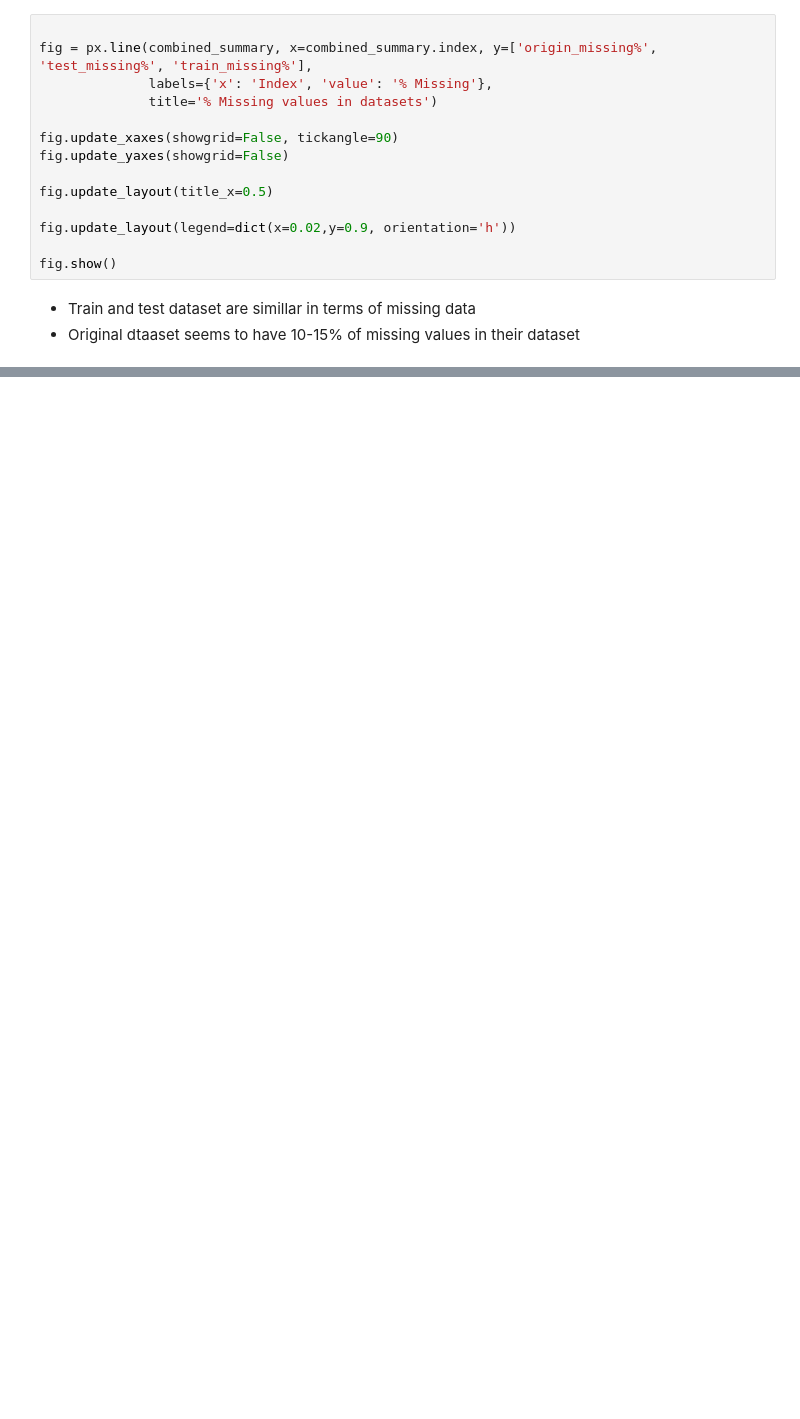
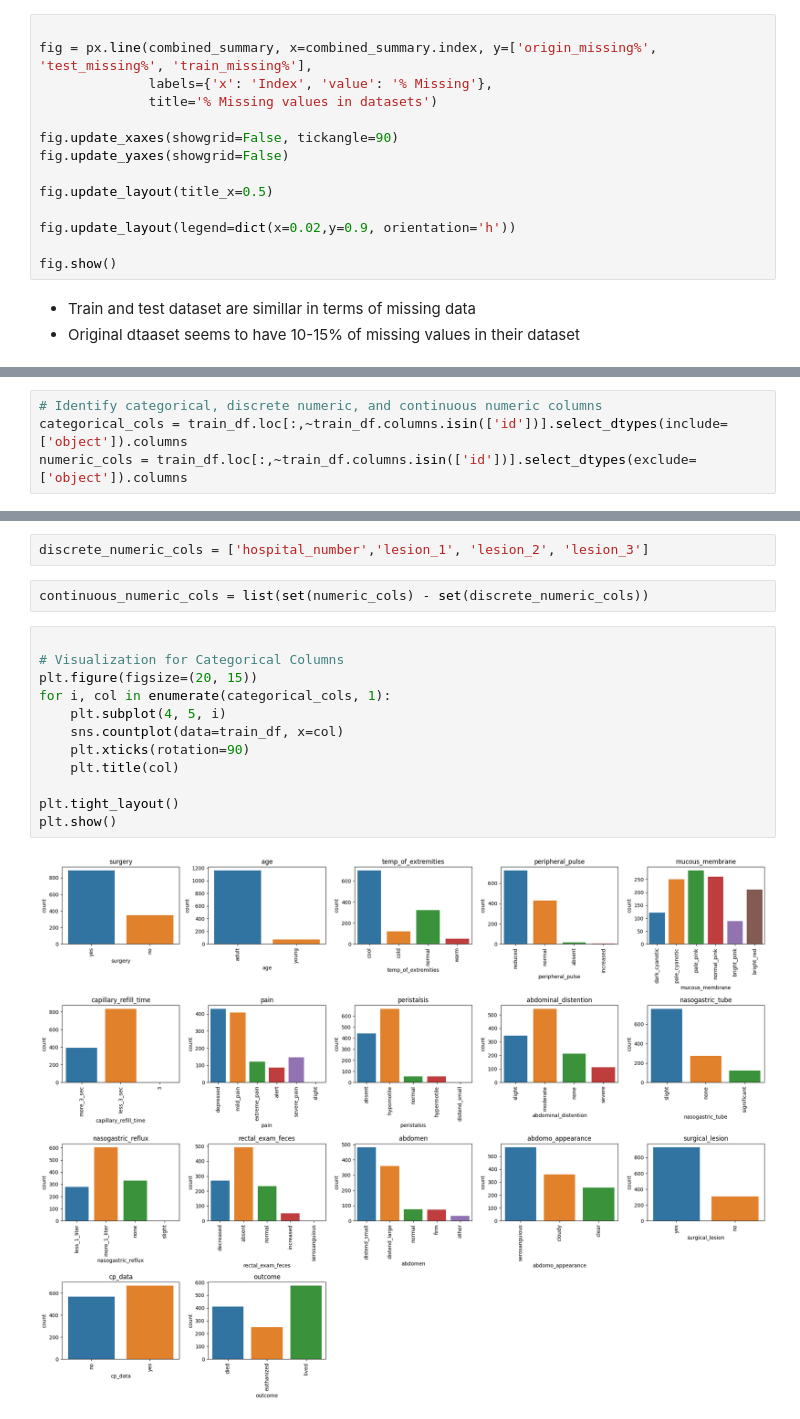
Before and after one commit to D-Aditya-Amarnath/Horse-Medical-Condition-Kaggle-S3E22, a Jupyter notebook: S3E22.ipynb, the cells around one changed output, grey strips where cells are left out. Cells and saved outputs as stored; diff of their text form; blank space fills up the shorter version.

```diff
--- a/S3E22.ipynb
+++ b/S3E22.ipynb
@@ -85,0 +156,4 @@ fig.show()
+# %%
+# Identify categorical, discrete numeric, and continuous numeric columns
+categorical_cols = train_df.loc[:,~train_df.columns.isin(['id'])].select_dtypes(include=['object']).columns
+numeric_cols = train_df.loc[:,~train_df.columns.isin(['id'])].select_dtypes(exclude=['object']).columns
@@ -85,0 +176,18 @@ fig.show()
+# %%
+discrete_numeric_cols = ['hospital_number','lesion_1', 'lesion_2', 'lesion_3']
+# %%
+continuous_numeric_cols = list(set(numeric_cols) - set(discrete_numeric_cols))
+# %%
+
+# Visualization for Categorical Columns
+plt.figure(figsize=(20, 15))
+for i, col in enumerate(categorical_cols, 1):
+    plt.subplot(4, 5, i)
+    sns.countplot(data=train_df, x=col)
+    plt.xticks(rotation=90)
+    plt.title(col)
+
+plt.tight_layout()
+plt.show()
+# %% [output]
+[figure, added]
```
Also changed, not shown: parts of 30 cells of this notebook.
